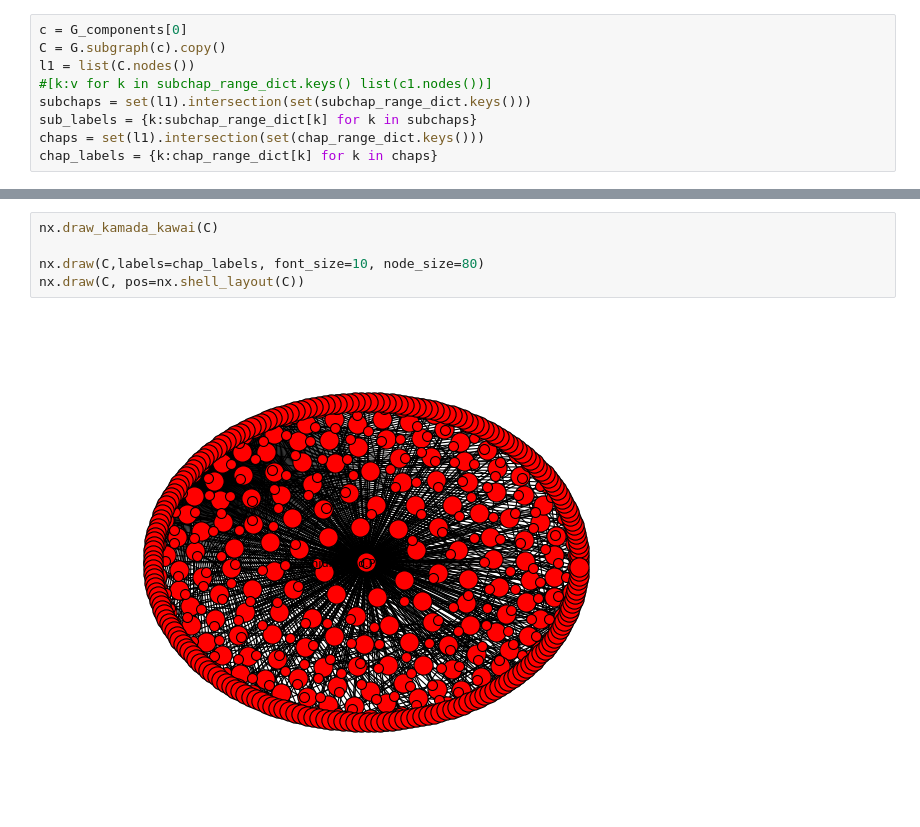
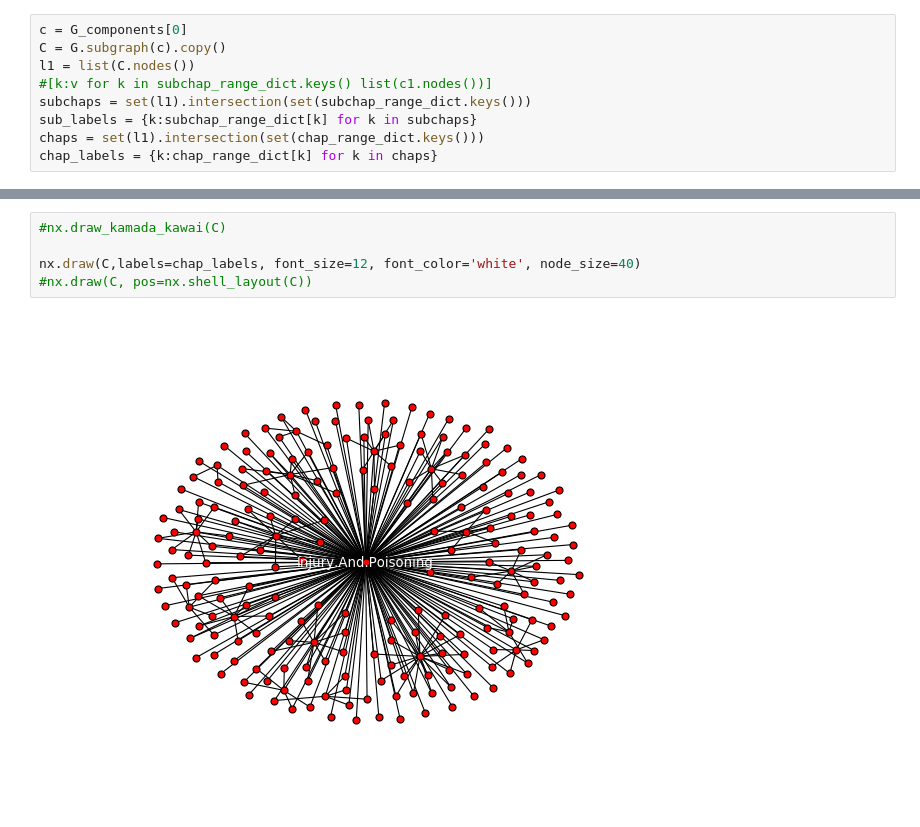
Before and after one commit to drewwilimitis/Hyperbolic-ICD-Embeddings-MIMIC3, a Jupyter notebook: hyperbolic_embedding_ICD9.ipynb, the cells around one changed output, grey strips where cells are left out. Drawn from its saved outputs; the diff is of its cells as text.

```diff
--- a/hyperbolic_embedding_ICD9.ipynb
+++ b/hyperbolic_embedding_ICD9.ipynb
@@ -301,7 +296,7 @@ plt.show(); # display
 # %%
-nx.draw_kamada_kawai(C)
+#nx.draw_kamada_kawai(C)
 
-nx.draw(C,labels=chap_labels, font_size=10, node_size=80)
-nx.draw(C, pos=nx.shell_layout(C))
+nx.draw(C,labels=chap_labels, font_size=12, font_color='white', node_size=40)
+#nx.draw(C, pos=nx.shell_layout(C))
 # %% [output]
-[figure, old version]
+[figure, new version]
```
Also changed, not shown: parts of 12 cells of this notebook.
